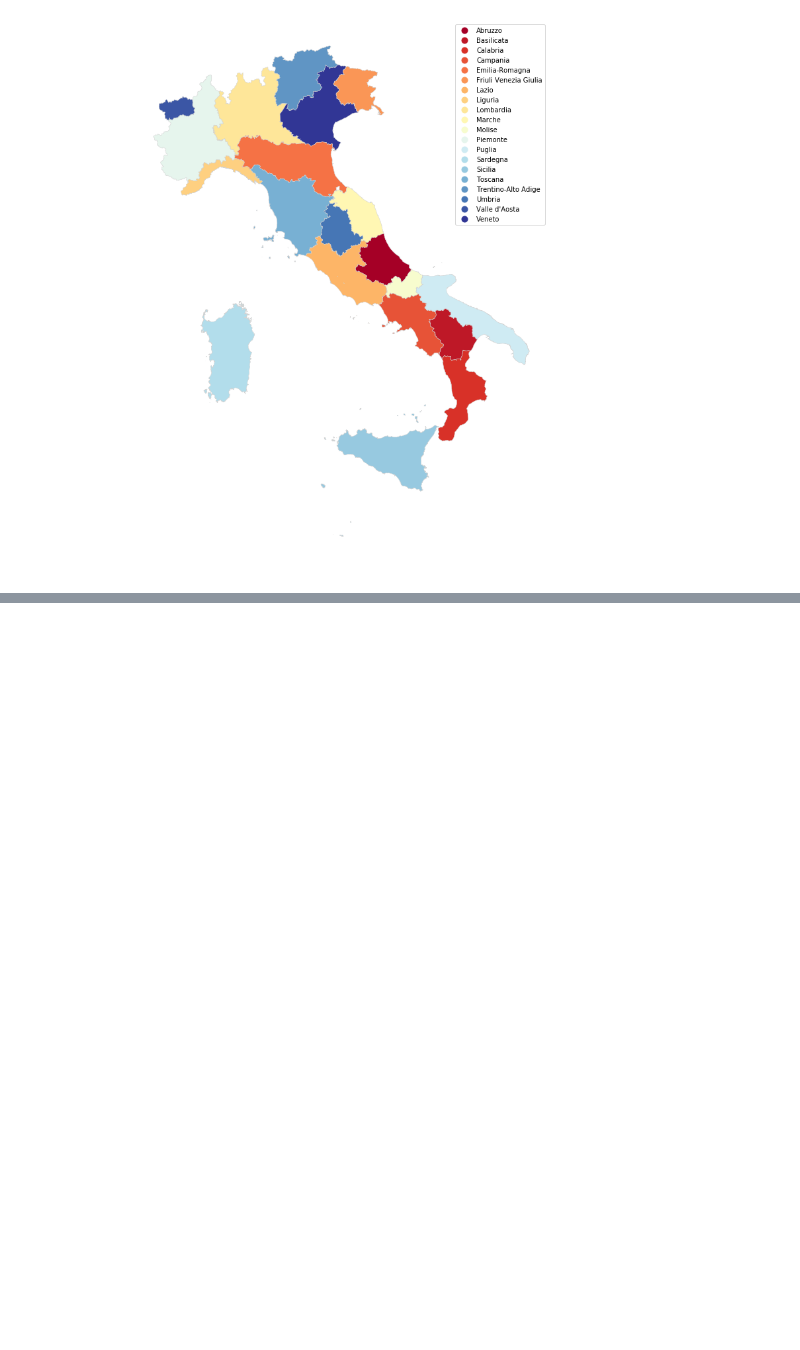
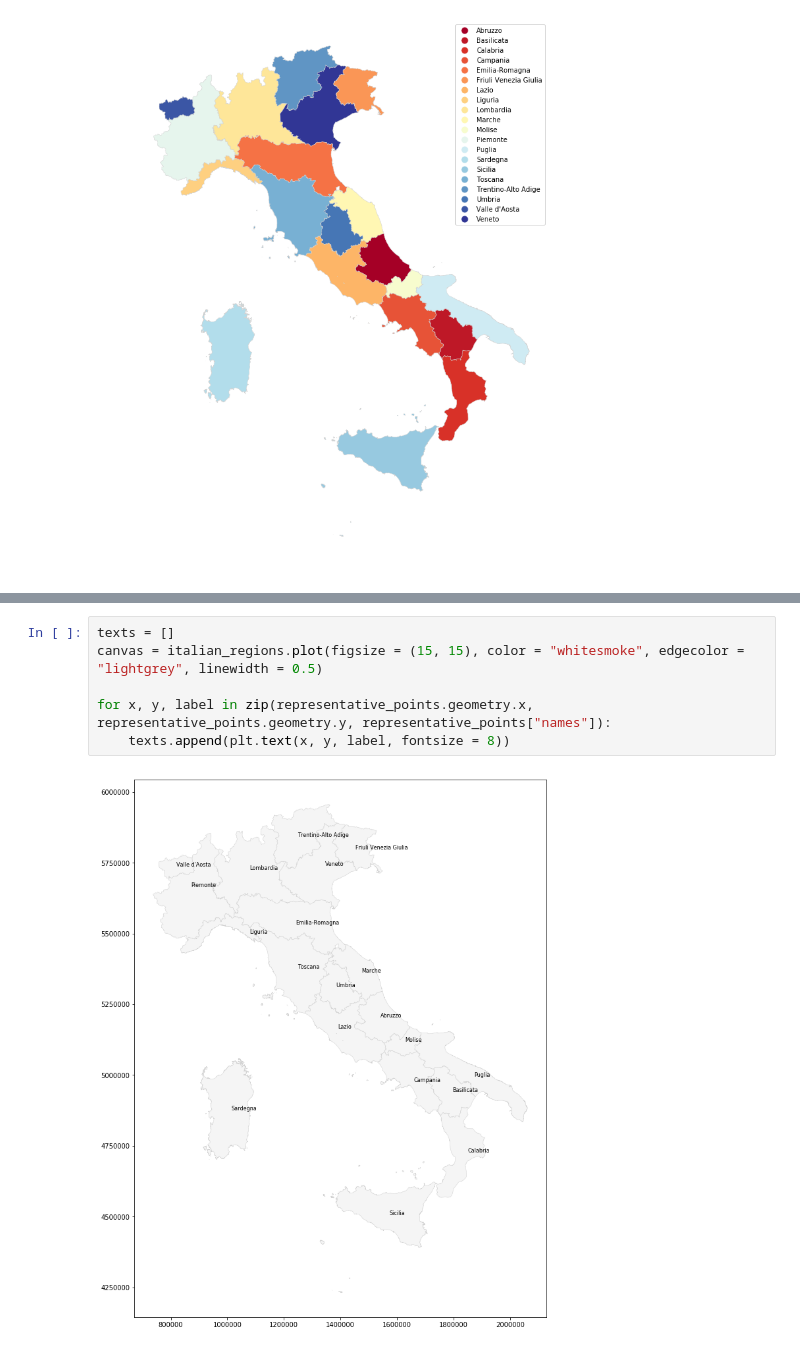
Before and after one commit to napo/geospatial_bigdive, a Jupyter notebook: 03 - Visualizing Geospatial Data #bigdive8.ipynb, the cells around one changed output, grey strips where cells are left out. Drawn from its saved outputs; the diff is of its cells as text; blank space fills up the shorter version.

```diff
--- a/03 - Visualizing Geospatial Data #bigdive8.ipynb
+++ b/03 - Visualizing Geospatial Data #bigdive8.ipynb
@@ -107,0 +186,8 @@ ax.set_axis_off()
+# %%
+texts = []
+canvas = italian_regions.plot(figsize = (15, 15), color = "whitesmoke", edgecolor = "lightgrey", linewidth = 0.5)
+
+for x, y, label in zip(representative_points.geometry.x, representative_points.geometry.y, representative_points["names"]):
+    texts.append(plt.text(x, y, label, fontsize = 8))
+# %% [output]
+[figure, added]
```
Also changed, not shown: parts of 14 cells of this notebook, 1 other file.
